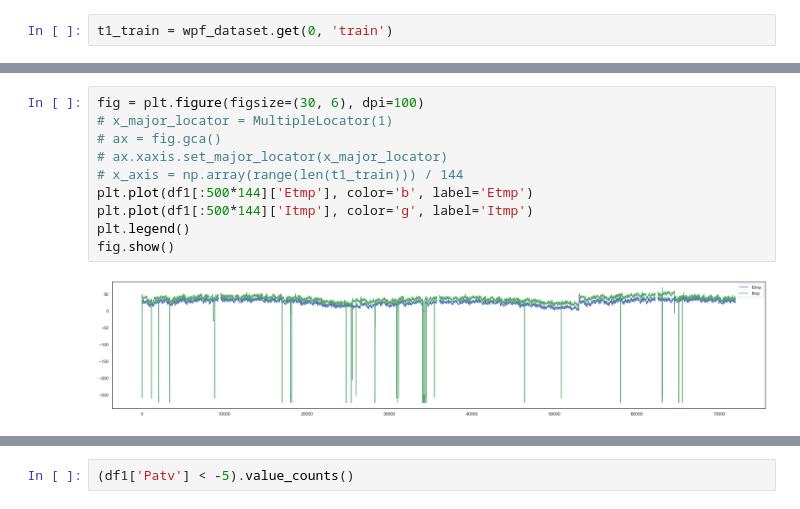
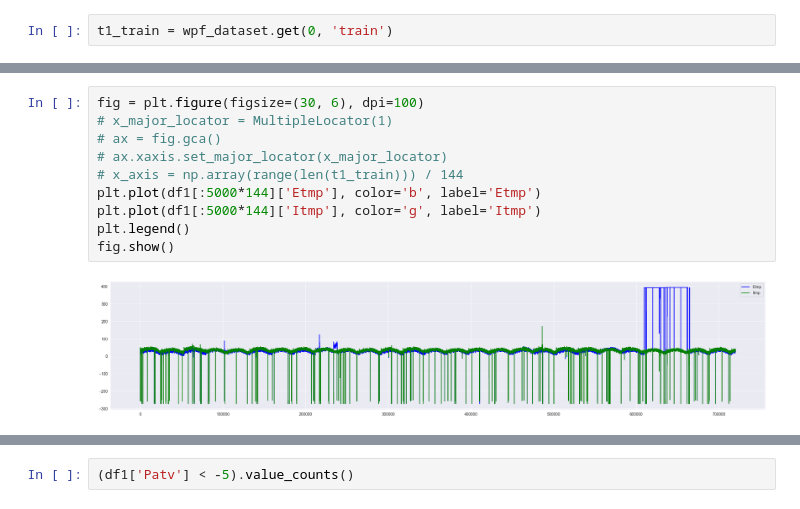
Before and after one commit to lxy764139720/wpf_contest, a Jupyter notebook: notebooks/baseline.ipynb, the cells around one changed output, grey strips where cells are left out. Drawn from its saved outputs; the diff is of its cells as text.

```diff
--- a/notebooks/baseline.ipynb
+++ b/notebooks/baseline.ipynb
@@ -145,15 +145,15 @@ fig.show()
 # %%
 fig = plt.figure(figsize=(30, 6), dpi=100)
 # x_major_locator = MultipleLocator(1)
 # ax = fig.gca()
 # ax.xaxis.set_major_locator(x_major_locator)
 # x_axis = np.array(range(len(t1_train))) / 144
-plt.plot(df1[:500*144]['Etmp'], color='b', label='Etmp')
-plt.plot(df1[:500*144]['Itmp'], color='g', label='Itmp')
+plt.plot(df1[:5000*144]['Etmp'], color='b', label='Etmp')
+plt.plot(df1[:5000*144]['Itmp'], color='g', label='Itmp')
 plt.legend()
 fig.show()
 # %% [output]
-[figure, old version]
+[figure, new version]
 # %%
 fig = plt.figure(figsize=(20, 6), dpi=100)
 x_major_locator = MultipleLocator(1)
```
Also changed, not shown: parts of 14 cells of this notebook, 6 other files.
